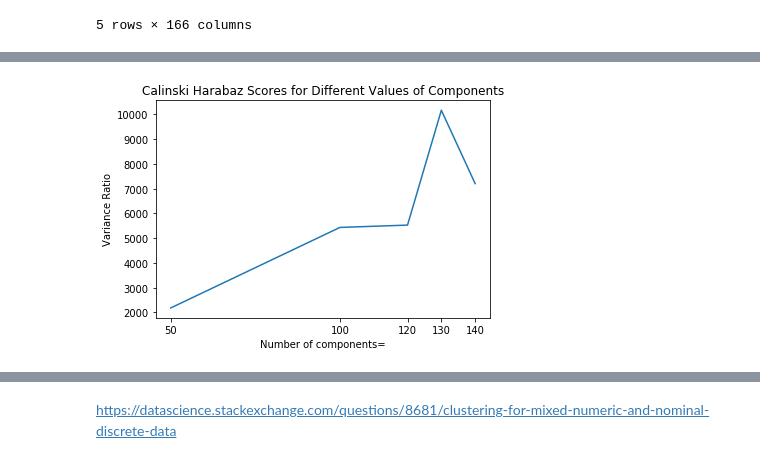
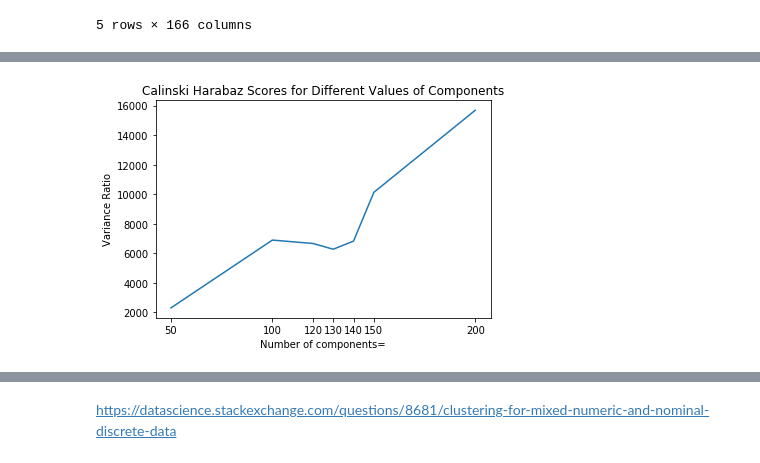
Before and after one commit to rvent/Event-Planner-Project, a Jupyter notebook: rima_wip.ipynb, the cells around one changed output, grey strips where cells are left out. Drawn from its saved outputs; the diff is of its cells as text; code cells hidden in the pictures.

```diff
--- a/rima_wip.ipynb
+++ b/rima_wip.ipynb
@@ -441,2 +413,4 @@ clean_df.head(2)
+# %%
+clean_df.drop(['index'],axis = 1, inplace= True)
 # %% [markdown]
 ### Part 2: Modeling
@@ -511,4 +479,11 @@ plt.show()
 # %%
+# Testing different number of clusters to find
+
+k_means_16 = KMeans(n_clusters=16).fit(X)
+k_means_19 = KMeans(n_clusters=19).fit(X)
+k_means_22 = KMeans(n_clusters=22).fit(X)
+k_means_25 = KMeans(n_clusters=25).fit(X)
+k_means_30 = KMeans(n_clusters=30).fit(X)
 
 k_means_5 = KMeans(n_clusters=5).fit(X)
 k_means_50 = KMeans(n_clusters=50).fit(X)
@@ -571,20 +545,21 @@ k_means_130 = KMeans(n_clusters=130, init= 'random').fit_predict(X)
 X_and_Y = pd.concat([X, pd.Series(k_means_130)],axis = 1)
 X_and_Y.rename(columns={0:'pred'}, inplace=True)
 # %%
+# Added init parameter
 
-# k_means_5 = KMeans(n_clusters=5, init = 'random').fit(X)
-# k_means_50 = KMeans(n_clusters=50, init = 'random').fit(X)
-# k_means_100 = KMeans(n_clusters=100, init = 'random').fit(X)
-# k_means_150 = KMeans(n_clusters=150, init = 'random').fit(X)
-# k_means_200 = KMeans(n_clusters=200, init = 'random').fit(X)
-# k_means_120 = KMeans(n_clusters=120, init = 'random').fit(X)
-# k_means_130 = KMeans(n_clusters=130, init = 'random').fit(X)
-# k_means_140 = KMeans(n_clusters=140, init = 'random').fit(X)
-# k_means_150 = KMeans(n_clusters=150, init = 'random').fit(X)
-# k_means_160 = KMeans(n_clusters=160, init = 'random').fit(X)
-# k_means_170 = KMeans(n_clusters=170, init = 'random').fit(X)
-# k_means_180 = KMeans(n_clusters=180, init = 'random').fit(X)
-# k_means_190 = KMeans(n_clusters=190, init = 'random').fit(X)
+k_means_5 = KMeans(n_clusters=5, init = 'random').fit(X)
+k_means_50 = KMeans(n_clusters=50, init = 'random').fit(X)
+k_means_100 = KMeans(n_clusters=100, init = 'random').fit(X)
+k_means_150 = KMeans(n_clusters=150, init = 'random').fit(X)
+k_means_200 = KMeans(n_clusters=200, init = 'random').fit(X)
+k_means_120 = KMeans(n_clusters=120, init = 'random').fit(X)
+k_means_130 = KMeans(n_clusters=130, init = 'random').fit(X)
+k_means_140 = KMeans(n_clusters=140, init = 'random').fit(X)
+k_means_150 = KMeans(n_clusters=150, init = 'random').fit(X)
+k_means_160 = KMeans(n_clusters=160, init = 'random').fit(X)
+k_means_170 = KMeans(n_clusters=170, init = 'random').fit(X)
+k_means_180 = KMeans(n_clusters=180, init = 'random').fit(X)
+k_means_190 = KMeans(n_clusters=190, init = 'random').fit(X)
 
 k_list2 = [k_means_120,
 k_means_130 ,
@@ -624,7 +599,7 @@ def agg_cluster(X, n_list):
 # %%
 k_list, agg_preds= agg_cluster(X, [5,10,50,100])
 # %%
-def calinski_plot(X, n_list, model):
+def calinski_plot(X, n_list):
     k_list, preds_list = agg_cluster(X, n_list)
     CH_score = []
     for ls in k_list:
@@ -693,6 +668,6 @@ def calinski_plot(X, n_list):
     plt.xlabel("Number of components=")
     plt.show()
 # %%
-calinski_plot(X, [50,100,120,130,140])
+calinski_plot(X, [50,100,120,130,140,150,200])
 # %% [output]
-[figure, old version]
+[figure, new version]
```
Also changed, not shown: parts of 55 cells of this notebook.
